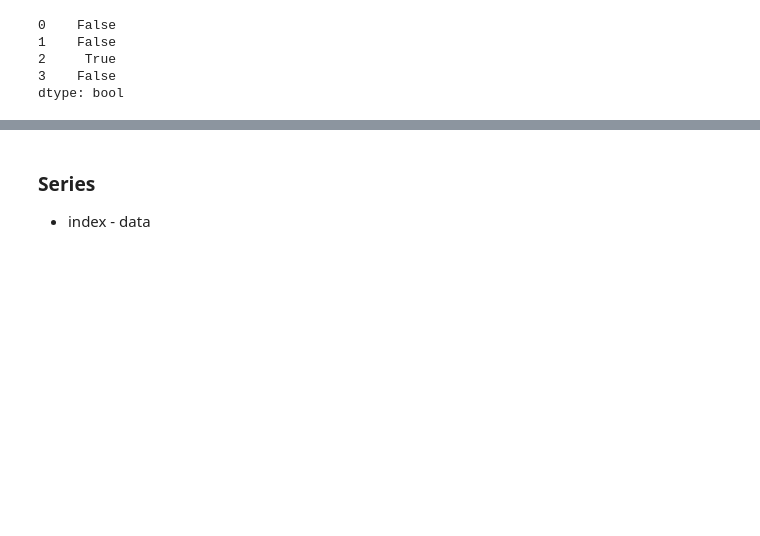
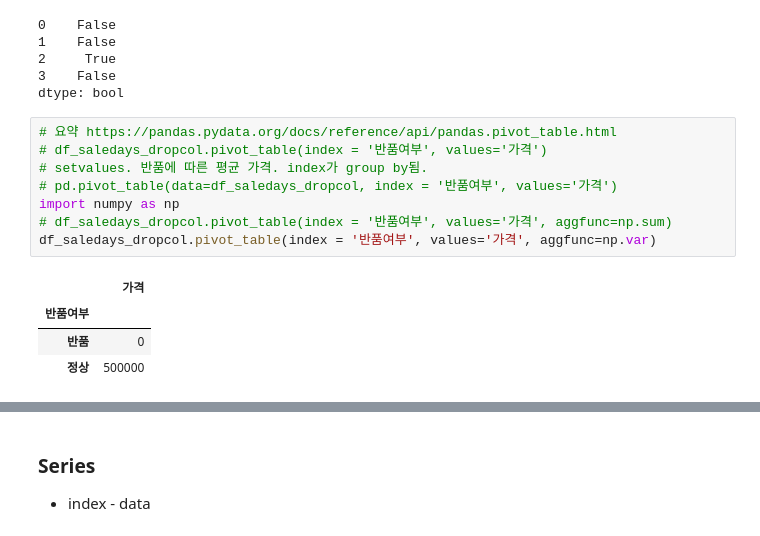
Before and after one commit to angelamyungjoosong/study_data_analytics, a Jupyter notebook: codes/pandass/beginners.ipynb, the cells around one changed output, grey strips where cells are left out. Saved outputs shown, nothing was run; the diff lists cells and outputs as text; blank space fills up the shorter version.

```diff
--- a/codes/pandass/beginners.ipynb
+++ b/codes/pandass/beginners.ipynb
@@ -93,3 +93,16 @@ df_saledays_dropcol.loc[condition]
 2     True
 3    False
 dtype: bool
+# %%
+# 요약 https://pandas.pydata.org/docs/reference/api/pandas.pivot_table.html
+# df_saledays_dropcol.pivot_table(index = '반품여부', values='가격')
+# setvalues. 반품에 따른 평균 가격. index가 group by됨.
+# pd.pivot_table(data=df_saledays_dropcol, index = '반품여부', values='가격')
+import numpy as np
+# df_saledays_dropcol.pivot_table(index = '반품여부', values='가격', aggfunc=np.sum)
+df_saledays_dropcol.pivot_table(index = '반품여부', values='가격', aggfunc=np.var)
+# %% [output]
+|  | 가격 |
+| 반품여부 |  |
+| 반품 | 0 |
+| 정상 | 500000 |
```
Also changed, not shown: parts of 8 cells of this notebook, 1 other file.
